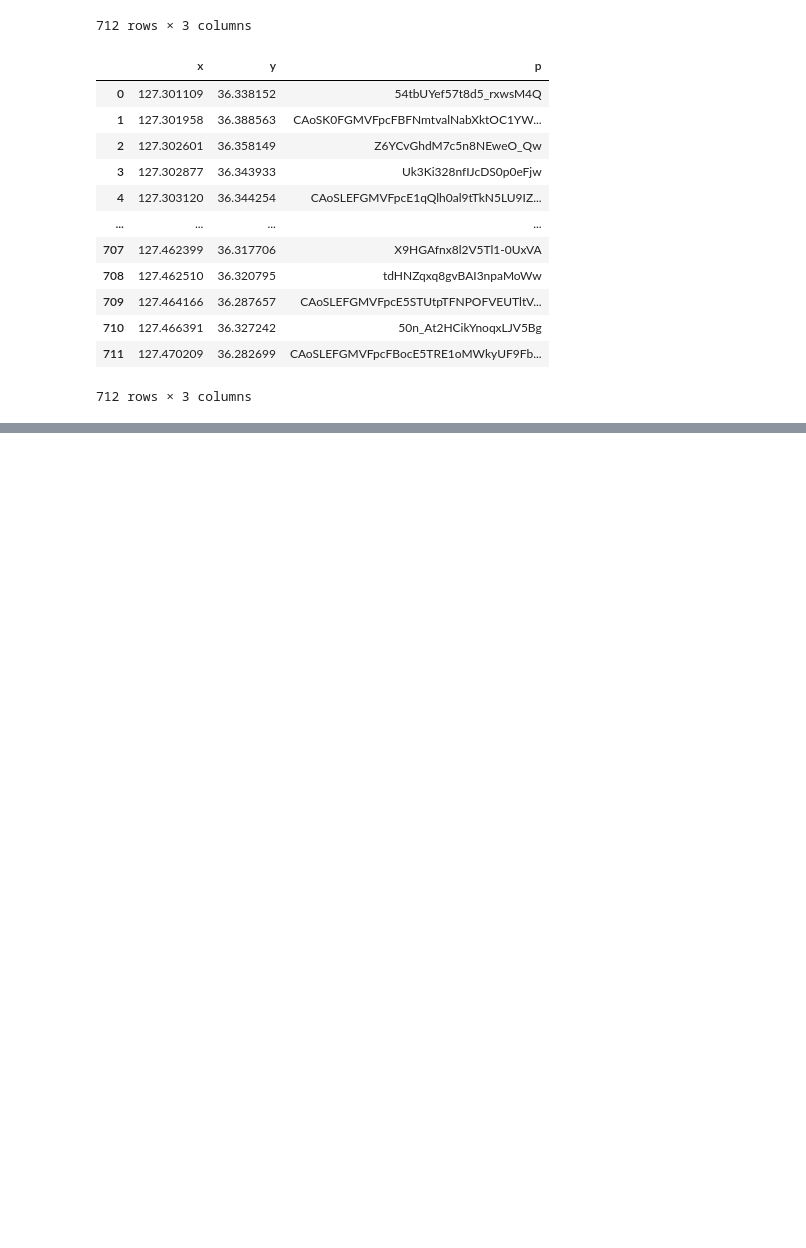
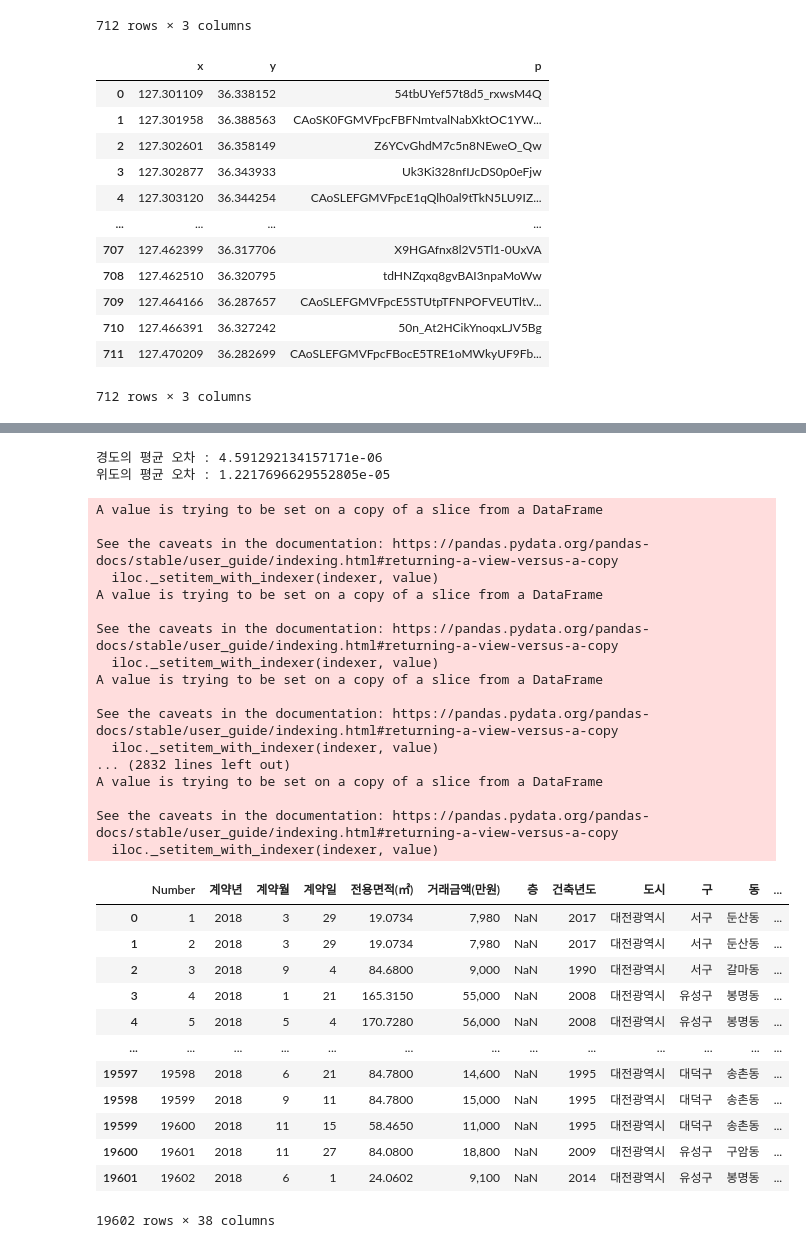
Before and after one commit to Ash-Stat/An-Si-Hyun, a Jupyter notebook: 대전연구.ipynb, the cells around one changed output, grey strips where cells are left out. Cells and saved outputs as stored; diff of their text form; code cells hidden in the pictures; blank space fills up the shorter version.

```diff
--- a/대전연구.ipynb
+++ b/대전연구.ipynb
@@ -478,0 +780,8 @@ a6
+# %%
+Daejeon['error_x']=np.nan
+Daejeon['error_y']=np.nan
+# %%
+final=final.drop(['Unnamed: 0',  'index'],axis=1)
+final['error_x']=final['x']-final['Down_x']
+final['error_y']=final['y']-final['Down_y']
+final
@@ -478,0 +804,43 @@ a6
+# %%
+print('경도의 평균 오차 :',abs(final['error_x'].mean()))
+print('위도의 평균 오차 :',abs(final['error_y'].mean()))
+# %% [output]
+경도의 평균 오차 : 4.591292134157171e-06
+위도의 평균 오차 : 1.2217696629552805e-05
+# %%
+for dis,v1 in zip(final['x'],final['GreenIndex']):
+
+  ininin=Daejeon[Daejeon['x'] == dis].index
+  Daejeon['GreenIndex'].iloc[ininin] = v1
+Daejeon
+# %% [output]
+A value is trying to be set on a copy of a slice from a DataFrame
+
+See the caveats in the documentation: https://pandas.pydata.org/pandas-docs/stable/user_guide/indexing.html#returning-a-view-versus-a-copy
+  iloc._setitem_with_indexer(indexer, value)
+A value is trying to be set on a copy of a slice from a DataFrame
+
+See the caveats in the documentation: https://pandas.pydata.org/pandas-docs/stable/user_guide/indexing.html#returning-a-view-versus-a-copy
+  iloc._setitem_with_indexer(indexer, value)
+A value is trying to be set on a copy of a slice from a DataFrame
+
+See the caveats in the documentation: https://pandas.pydata.org/pandas-docs/stable/user_guide/indexing.html#returning-a-view-versus-a-copy
+  iloc._setitem_with_indexer(indexer, value)
+... (2832 lines left out)
+A value is trying to be set on a copy of a slice from a DataFrame
+
+See the caveats in the documentation: https://pandas.pydata.org/pandas-docs/stable/user_guide/indexing.html#returning-a-view-versus-a-copy
+  iloc._setitem_with_indexer(indexer, value)
+|  | Number | 계약년 | 계약월 | 계약일 | 전용면적(㎡) | 거래금액(만원) | 층 | 건축년도 | 도시 | 구 | 동 | ... |
+| 0 | 1 | 2018 | 3 | 29 | 19.0734 | 7,980 | NaN | 2017 | 대전광역시 | 서구 | 둔산동 | ... |
+| 1 | 2 | 2018 | 3 | 29 | 19.0734 | 7,980 | NaN | 2017 | 대전광역시 | 서구 | 둔산동 | ... |
+| 2 | 3 | 2018 | 9 | 4 | 84.6800 | 9,000 | NaN | 1990 | 대전광역시 | 서구 | 갈마동 | ... |
+| 3 | 4 | 2018 | 1 | 21 | 165.3150 | 55,000 | NaN | 2008 | 대전광역시 | 유성구 | 봉명동 | ... |
+| 4 | 5 | 2018 | 5 | 4 | 170.7280 | 56,000 | NaN | 2008 | 대전광역시 | 유성구 | 봉명동 | ... |
+| ... | ... | ... | ... | ... | ... | ... | ... | ... | ... | ... | ... | ... |
+| 19597 | 19598 | 2018 | 6 | 21 | 84.7800 | 14,600 | NaN | 1995 | 대전광역시 | 대덕구 | 송촌동 | ... |
+| 19598 | 19599 | 2018 | 9 | 11 | 84.7800 | 15,000 | NaN | 1995 | 대전광역시 | 대덕구 | 송촌동 | ... |
+| 19599 | 19600 | 2018 | 11 | 15 | 58.4650 | 11,000 | NaN | 1995 | 대전광역시 | 대덕구 | 송촌동 | ... |
+| 19600 | 19601 | 2018 | 11 | 27 | 84.0800 | 18,800 | NaN | 2009 | 대전광역시 | 유성구 | 구암동 | ... |
+| 19601 | 19602 | 2018 | 6 | 1 | 24.0602 | 9,100 | NaN | 2014 | 대전광역시 | 유성구 | 봉명동 | ... |
+19602 rows × 38 columns
```
Also changed, not shown: parts of 16 cells of this notebook.
